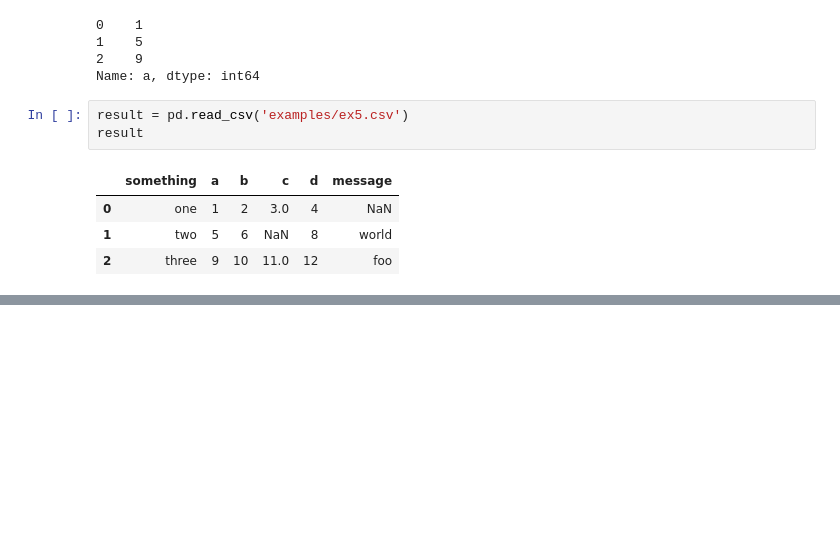
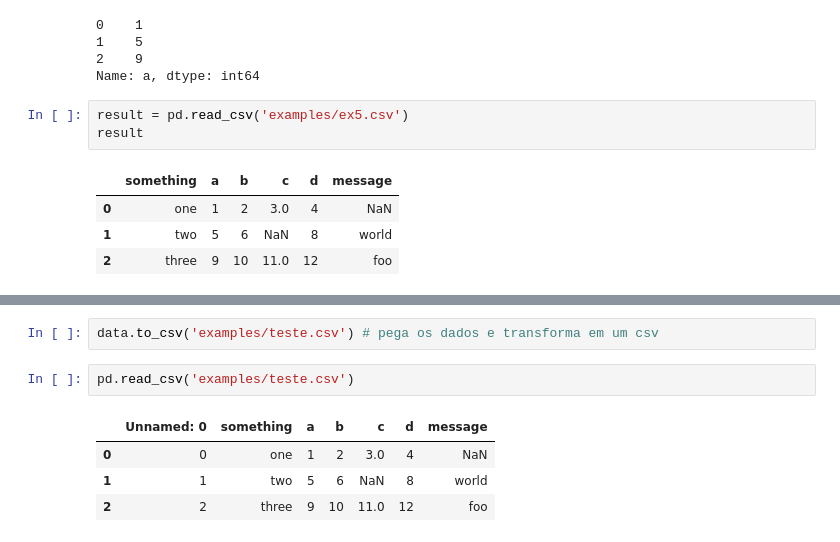
Before and after one commit to Kaiquenakao/dados-armazenagem-formato, a Jupyter notebook: Dados_armazenagem_formatos.ipynb, the cells around one changed output, grey strips where cells are left out. Drawn from its saved outputs; the diff is of its cells as text; blank space fills up the shorter version.

Commit message:
Tipo de dados

```diff
--- a/Dados_armazenagem_formatos.ipynb
+++ b/Dados_armazenagem_formatos.ipynb
@@ -201,0 +290,9 @@ pd.read_csv('examples/ex5.csv', na_values=sentinels) #na values só onde tem val
+# %%
+data.to_csv('examples/teste.csv') # pega os dados e transforma em um csv
+# %%
+pd.read_csv('examples/teste.csv')
+# %% [output]
+|  | Unnamed: 0 | something | a | b | c | d | message |
+| 0 | 0 | one | 1 | 2 | 3.0 | 4 | NaN |
+| 1 | 1 | two | 5 | 6 | NaN | 8 | world |
+| 2 | 2 | three | 9 | 10 | 11.0 | 12 | foo |
```
Also changed, not shown: parts of 50 cells of this notebook, 2 other files.
